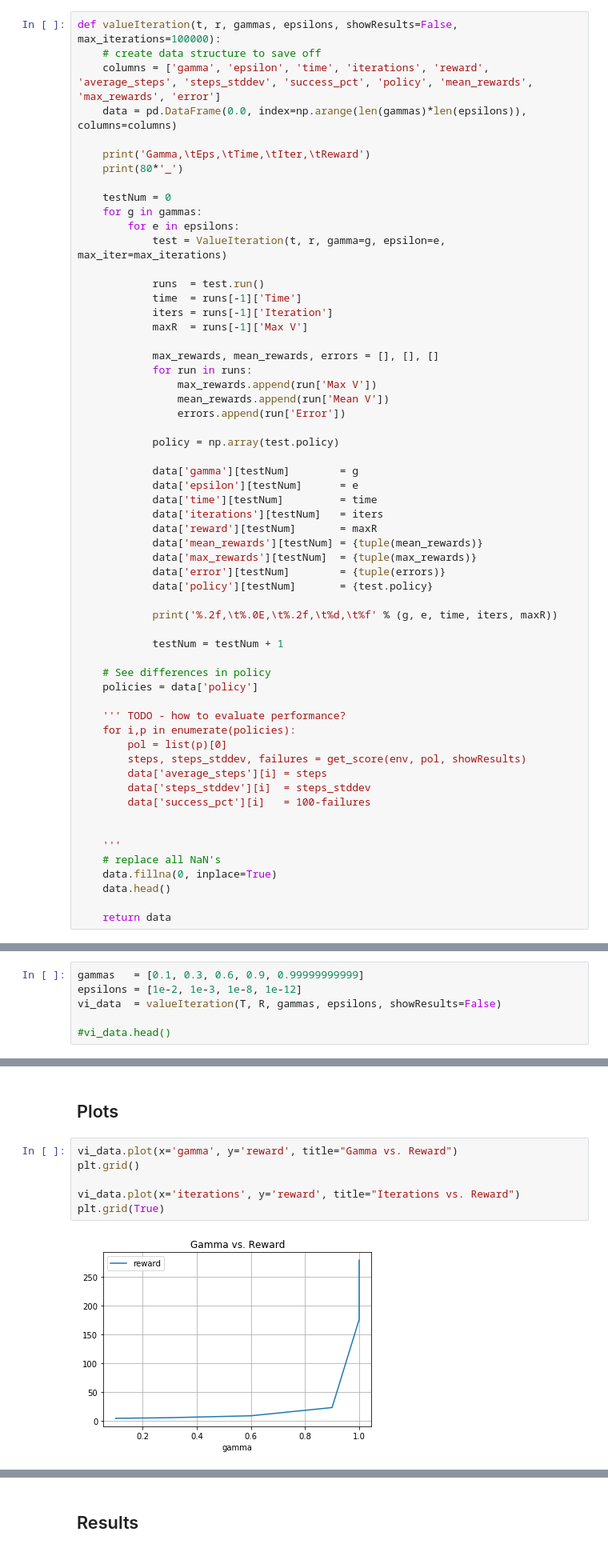
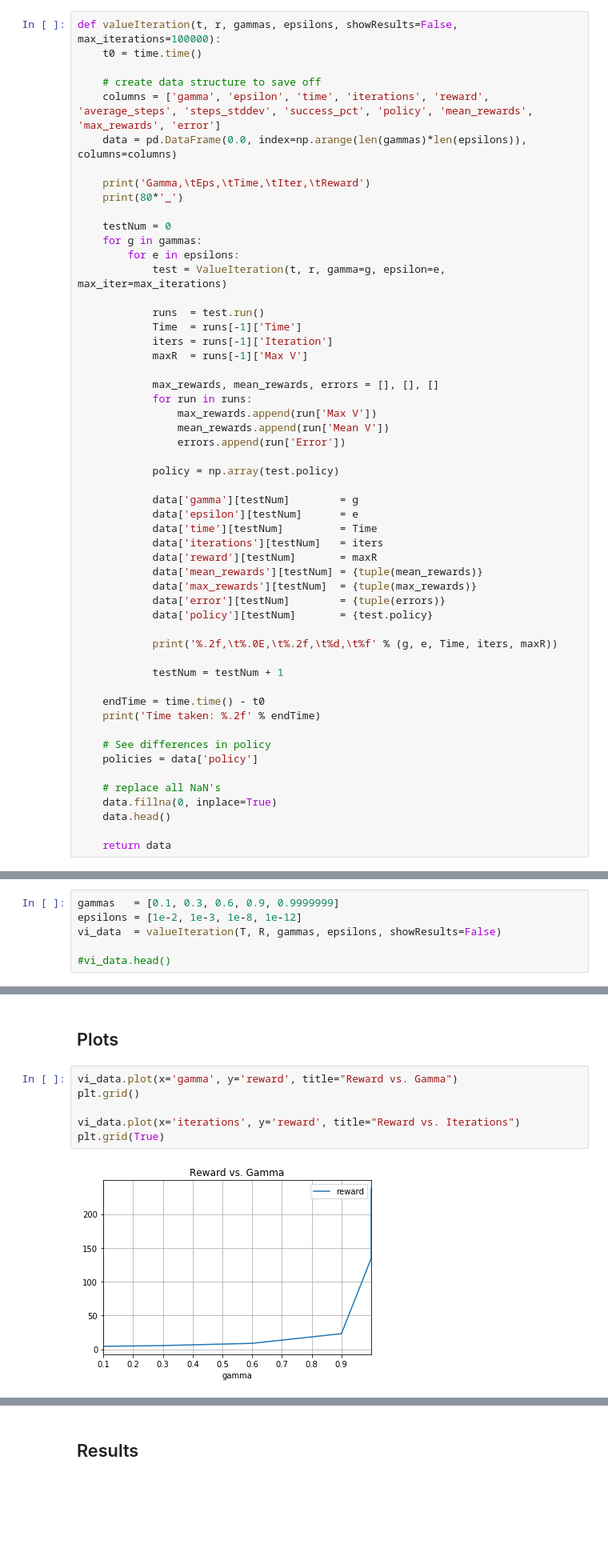
Before and after one commit to reedipher/CS-7641-reinforcement_learning, a Jupyter notebook: code/forest.ipynb, the cells around one changed output, grey strips where cells are left out. Shown at 80% size. Cells and saved outputs as stored; diff of their text form; blank space fills up the shorter version.

```diff
--- a/code/forest.ipynb
+++ b/code/forest.ipynb
@@ -108,6 +108,8 @@ T,R = hiive.mdptoolbox.example.forest(S=625)
 ## Function
 # %%
 def valueIteration(t, r, gammas, epsilons, showResults=False, max_iterations=100000):
+    t0 = time.time()
+
     # create data structure to save off
     columns = ['gamma', 'epsilon', 'time', 'iterations', 'reward', 'average_steps', 'steps_stddev', 'success_pct', 'policy', 'mean_rewards', 'max_rewards', 'error']
     data = pd.DataFrame(0.0, index=np.arange(len(gammas)*len(epsilons)), columns=columns)
@@ -121,7 +123,7 @@ def valueIteration(t, r, gammas, epsilons, showResults=False, max_iterations=100
             test = ValueIteration(t, r, gamma=g, epsilon=e, max_iter=max_iterations)
 
             runs  = test.run()
-            time  = runs[-1]['Time']
+            Time  = runs[-1]['Time']
             iters = runs[-1]['Iteration']
             maxR  = runs[-1]['Max V']
 
@@ -135,7 +137,7 @@ def valueIteration(t, r, gammas, epsilons, showResults=False, max_iterations=100
 
             data['gamma'][testNum]        = g
             data['epsilon'][testNum]      = e
-            data['time'][testNum]         = time
+            data['time'][testNum]         = Time
             data['iterations'][testNum]   = iters
             data['reward'][testNum]       = maxR
             data['mean_rewards'][testNum] = {tuple(mean_rewards)}
@@ -143,23 +145,16 @@ def valueIteration(t, r, gammas, epsilons, showResults=False, max_iterations=100
             data['error'][testNum]        = {tuple(errors)}
             data['policy'][testNum]       = {test.policy}
 
-            print('%.2f,\t%.0E,\t%.2f,\t%d,\t%f' % (g, e, time, iters, maxR))
+            print('%.2f,\t%.0E,\t%.2f,\t%d,\t%f' % (g, e, Time, iters, maxR))
 
             testNum = testNum + 1
+
+    endTime = time.time() - t0
+    print('Time taken: %.2f' % endTime)
 
     # See differences in policy
     policies = data['policy']
 
-    ''' TODO - how to evaluate performance?
-    for i,p in enumerate(policies):
-        pol = list(p)[0]
-        steps, steps_stddev, failures = get_score(env, pol, showResults)
-        data['average_steps'][i] = steps
-        data['steps_stddev'][i]  = steps_stddev
-        data['success_pct'][i]   = 100-failures
-
-
-    '''
     # replace all NaN's
     data.fillna(0, inplace=True)
     data.head()
@@ -168,7 +163,7 @@ def valueIteration(t, r, gammas, epsilons, showResults=False, max_iterations=100
 # %% [markdown]
 ## Setup
 # %%
-gammas   = [0.1, 0.3, 0.6, 0.9, 0.99999999999]
+gammas   = [0.1, 0.3, 0.6, 0.9, 0.9999999]
 epsilons = [1e-2, 1e-3, 1e-8, 1e-12]
 vi_data  = valueIteration(T, R, gammas, epsilons, showResults=False)
 
@@ -196,10 +191,10 @@ policies = vi_data['policy']
 # %% [markdown]
 ## Plots
 # %%
-vi_data.plot(x='gamma', y='reward', title="Gamma vs. Reward")
+vi_data.plot(x='gamma', y='reward', title="Reward vs. Gamma")
 plt.grid()
 
-vi_data.plot(x='iterations', y='reward', title="Iterations vs. Reward")
+vi_data.plot(x='iterations', y='reward', title="Reward vs. Iterations")
 plt.grid(True)
 # %% [output]
-[figure, old version]
+[figure, new version]
```
Also changed, not shown: parts of 10 cells of this notebook, 24 other files.
